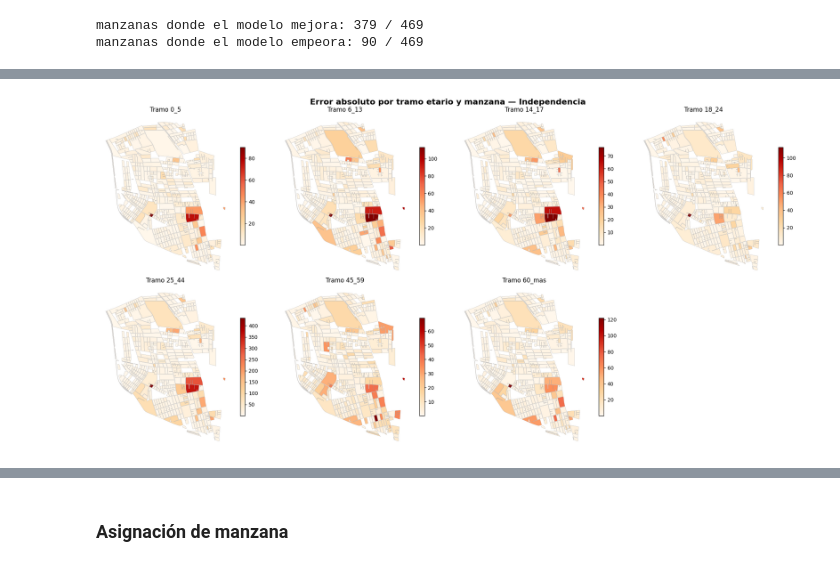
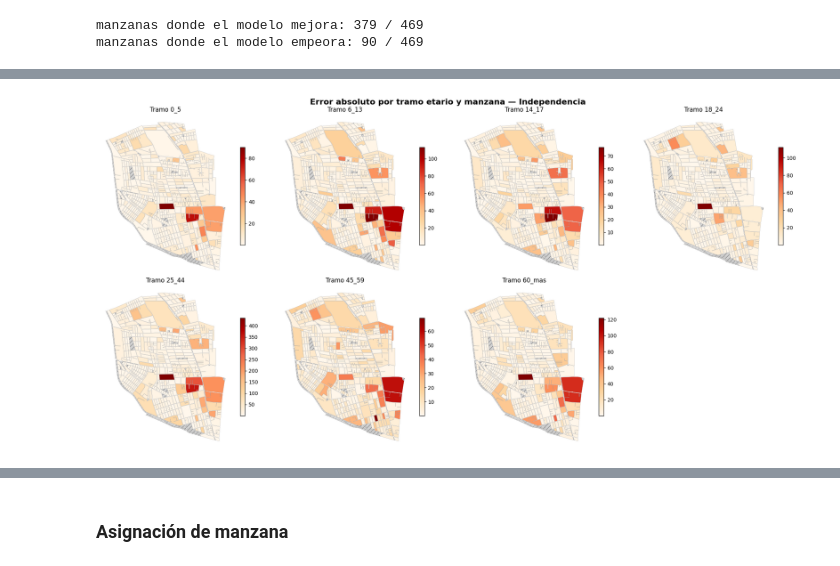
Before and after one commit to vgalfaro/synthetic-data, a Jupyter notebook: microdatos.ipynb, the cells around one changed output, grey strips where cells are left out. Drawn from its saved outputs; the diff is of its cells as text; code cells hidden in the pictures.

```diff
--- a/microdatos.ipynb
+++ b/microdatos.ipynb
@@ -250,7 +250,6 @@ df_personas_com = df_personas[df_personas['comuna'] == COMUNA_CUT]
 df_manzanas_com = df_manzanas[df_manzanas['CUT'] == COMUNA_CUT]
 
 df_manzanas_com['n_per'] = df_manzanas_com['n_per'].astype(int)
-df_manzanas_com = df_manzanas_com[df_manzanas_com['n_per'] > 0]
 
 len(df_personas_com), len(df_manzanas_com)
 # %% [output]
@@ -273,9 +272,9 @@ edad = df_personas_com["edad"]
 mu = np.array([int(((edad >= low) & (edad <= high)).sum()) for _, low, high in edad_brackets])
 
 # Distribución de destino (manzana): población total por manzana
-nu = df_manzanas_com['n_per'].to_numpy()
+nu = df_manzanas_com[df_manzanas_com['n_per'] > 0]['n_per'].to_numpy()
 
-manzanas_ids = df_manzanas_com["MANZENT"].to_numpy()
+manzanas_ids = df_manzanas_com[df_manzanas_com['n_per'] > 0]["MANZENT"].to_numpy()
 
 print("mu (por tramo etario):", dict(zip([b[0] for b in edad_brackets], mu)))
 print("suma mu:", mu.sum())
@@ -292,7 +291,7 @@ suma nu: 116943 | n manzanas: 469
 # Guardamos la distribución real de los conteos por tramo etario y por manzana
 y_real_cols = ["n_edad_0_5", "n_edad_6_13", "n_edad_14_17", "n_edad_18_24",
                "n_edad_25_44", "n_edad_45_59", "n_edad_60_mas"]
-Y_real = df_manzanas_com[y_real_cols].to_numpy().T
+Y_real = df_manzanas_com[df_manzanas_com['n_per'] > 0][y_real_cols].to_numpy().T
 Y_real = Y_real.astype(int)
 Y_real.shape
 # %% [output]
@@ -369,7 +368,7 @@ $$C_{ij}= \frac{(Mean_{i}-Mean_{j})^2}{std(C)}$$
 Ahora asumimos que conocemos estos promedios,
 # %%
 # Construcción de otra matriz C
-prom_edad_com = (df_manzanas_com["prom_edad"].astype(str).str.replace(",", ".", regex=False).astype(float).to_numpy()) # Recuperamos los valores promedio de edad por manzana
+prom_edad_com = (df_manzanas_com[df_manzanas_com['n_per'] > 0]["prom_edad"].astype(str).str.replace(",", ".", regex=False).astype(float).to_numpy()) # Recuperamos los valores promedio de edad por manzana
 prom_edad_com = np.nan_to_num(prom_edad_com, nan=0)
 
 edad_np = df_personas_com['edad'].to_numpy()
@@ -580,31 +564,37 @@ df_comparacion.head(20)
 # %%
 abs_error_bracket = np.abs(counts_best - Y_real)  # (7, n_manzanas), mismo orden que manzanas_ids
 
 df_error_brackets = pand.DataFrame({"MANZENT": manzanas_ids})
 for i, (nombre, _, _) in enumerate(edad_brackets):
     df_error_brackets[f"error_{nombre}"] = abs_error_bracket[i]
 
-mapa_filtrado = mapa_filtrado.merge(df_error_brackets, on="MANZENT", how="left")
+mapa_filtrado = mapa_todas.merge(df_error_brackets, on="MANZENT", how="left")
 
 fig, axes = plt.subplots(2, 4, figsize=(20, 10))
 axes = axes.flatten()
 
 for i, (nombre, _, _) in enumerate(edad_brackets):
     mapa_filtrado.plot(
         column=f"error_{nombre}",
         cmap='OrRd',
         linewidth=0.2,
         ax=axes[i],
         edgecolor='0.5',
         legend=True,
         legend_kwds={'shrink': 0.6},
+        missing_kwds={
+            "color": "lightgrey",
+            "edgecolor": "0.5",
+            "hatch": "///",
+            "label": "Sin dato"
+        }
     )
     axes[i].axis('off')
     axes[i].set_title(f"Tramo {nombre}", fontsize=12)
 
 axes[-1].axis('off')  # sobra un subplot (7 tramos en grilla 2x4)
 plt.suptitle('Error absoluto por tramo etario y manzana — Independencia', fontsize=16, fontweight='bold')
 plt.tight_layout()
 plt.show()
 # %% [output]
-[figure, old version]
+[figure, new version]
```
Also changed, not shown: parts of 16 cells of this notebook, 1 other file.
